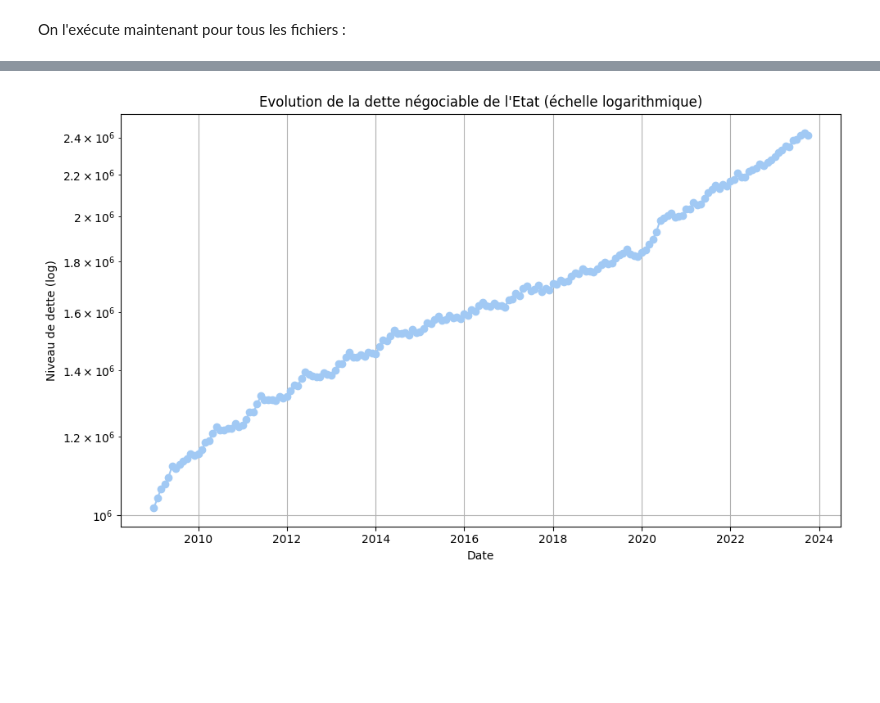
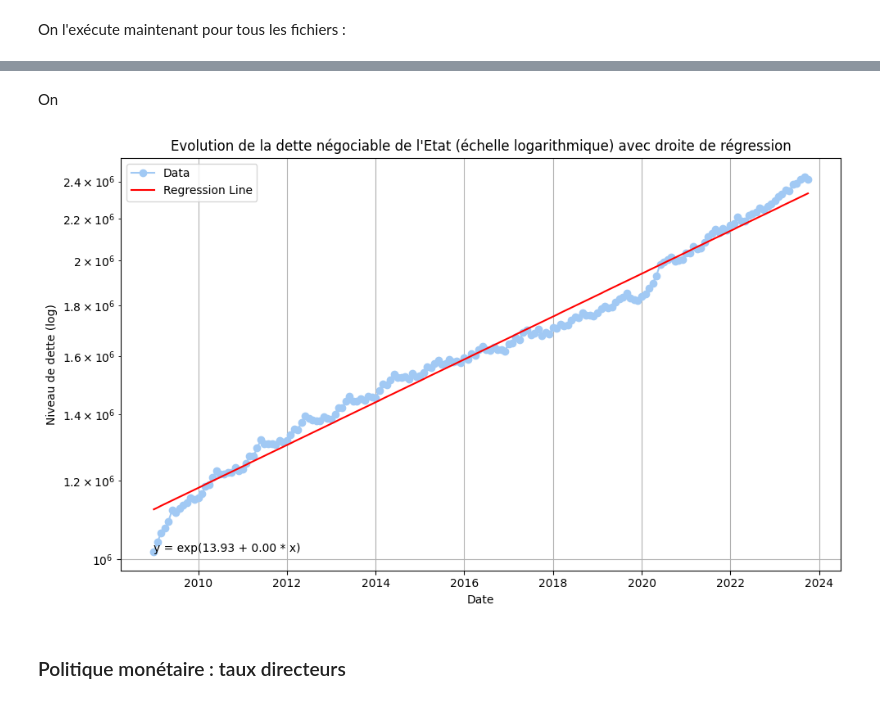
Before and after one commit to MathieuGir/Python_Debt_regression, a Jupyter notebook: main.ipynb, the cells around one changed output, grey strips where cells are left out. Saved outputs shown, nothing was run; the diff lists cells and outputs as text; code cells hidden in the pictures; blank space fills up the shorter version.

```diff
--- a/main.ipynb
+++ b/main.ipynb
@@ -438,18 +401,38 @@ create_scatter_plot(business_insolvencies, 'Evolution du nombre de défaillances
+# %% [markdown]
+On
 # %%
+
+# Données
+X = np.array(range(len(negotiable_debts['DATE']))).reshape(-1, 1)
+y = np.log(negotiable_debts['negotiable_debts'])
+
+model = LinearRegression()
+model.fit(X, y)
+
+# Prédictions du modèle sur les données X
+predictions = model.predict(X)
+
+# Tracé du  graphique en log-niveau
 plt.figure(figsize=(10, 6))
-plt.plot(negotiable_debts['DATE'], negotiable_debts['negotiable_debts'], marker='o', linestyle='-')
+plt.plot(negotiable_debts['DATE'], negotiable_debts['negotiable_debts'], marker='o', linestyle='-', label='Data')
 plt.yscale('log')
 
-# Titres et libellés des axes
-plt.title('Evolution de la dette négociable de l\'Etat (échelle logarithmique)')
+# Ajout de la droite de régression
+plt.plot(negotiable_debts['DATE'], np.exp(predictions), color='red', label='Regression Line')
+plt.text(negotiable_debts['DATE'].iloc[0], negotiable_debts['negotiable_debts'].iloc[0],
+         f'y = exp({model.intercept_:.2f} + {model.coef_[0]:.2f} * x)', fontsize=10)
+
+# Autres configurations du graphique
+plt.title('Evolution de la dette négociable de l\'Etat (échelle logarithmique) avec droite de régression')
 plt.xlabel('Date')
 plt.ylabel('Niveau de dette (log)')
-
-# Afficher la grille
+plt.legend()
 plt.grid(True)
+plt.tight_layout()
 
 # Afficher le graphique
-plt.tight_layout()
 plt.show()
 # %% [output]
-[figure, old version]
+[figure, new version]
+# %% [markdown]
+### Politique monétaire : taux directeurs
```
Also changed, not shown: parts of 5 cells of this notebook.
